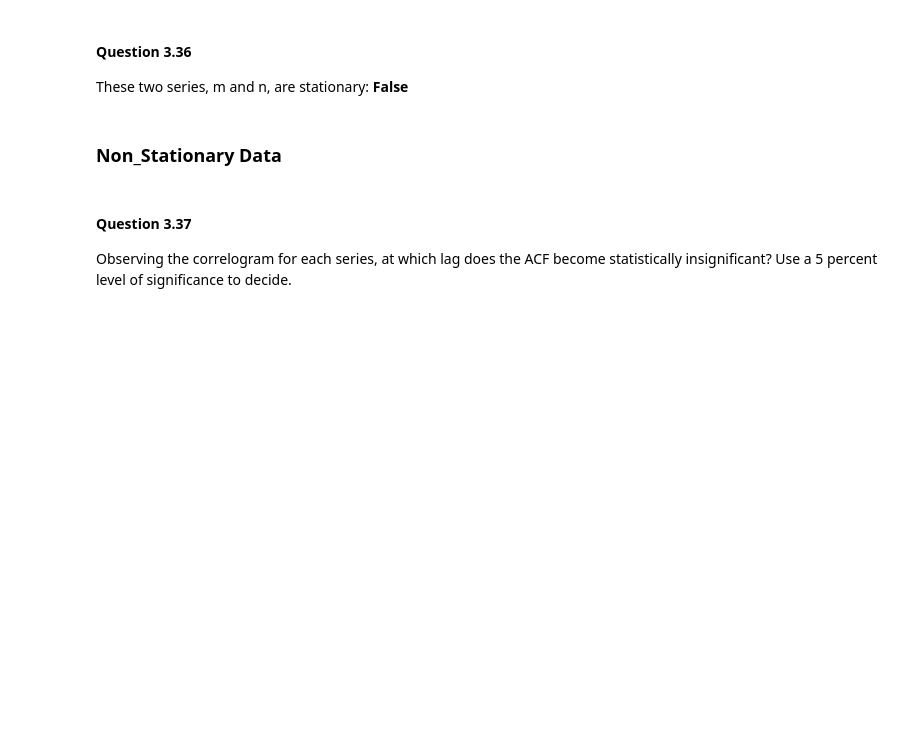
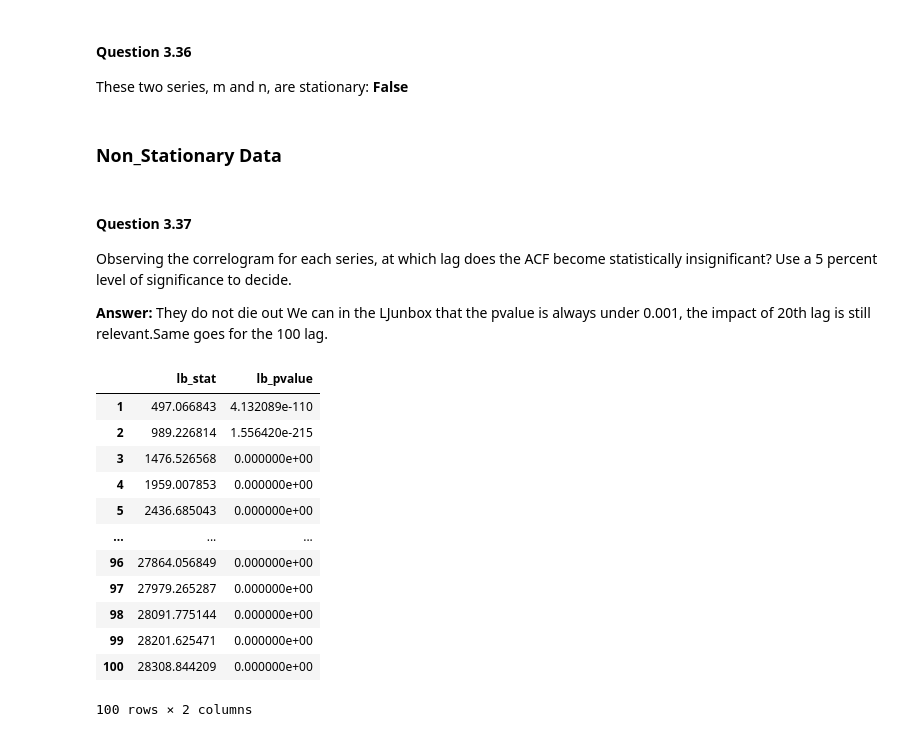
Before and after one commit to goncalosilvame/mf_forecasting, a Jupyter notebook: Module 3B - Working with non stationary.ipynb, the cells around one changed output. Drawn from its saved outputs; the diff is of its cells as text; code cells hidden in the pictures; blank space fills up the shorter version.

```diff
--- a/Module 3B - Working with non stationary.ipynb
+++ b/Module 3B - Working with non stationary.ipynb
@@ -58,3 +58,23 @@ These two series, m and n, are stationary:
 #### Question 3.37
 
 Observing the correlogram for each series, at which lag does the ACF become statistically insignificant? Use a 5 percent level of significance to decide.
+
+**Answer:** They do not die out
+We can in the LJunbox that the pvalue is always under 0.001, the impact of 20th lag is still relevant.Same goes for the 100 lag.
+# %%
+import statsmodels as sm
+sm.stats.acorr_ljungbox(mt, lags=100, return_df=True)
+# %% [output]
+|  | lb_stat | lb_pvalue |
+| 1 | 497.066843 | 4.132089e-110 |
+| 2 | 989.226814 | 1.556420e-215 |
+| 3 | 1476.526568 | 0.000000e+00 |
+| 4 | 1959.007853 | 0.000000e+00 |
+| 5 | 2436.685043 | 0.000000e+00 |
+| ... | ... | ... |
+| 96 | 27864.056849 | 0.000000e+00 |
+| 97 | 27979.265287 | 0.000000e+00 |
+| 98 | 28091.775144 | 0.000000e+00 |
+| 99 | 28201.625471 | 0.000000e+00 |
+| 100 | 28308.844209 | 0.000000e+00 |
+100 rows × 2 columns
```
Also changed, not shown: parts of 10 cells of this notebook.
